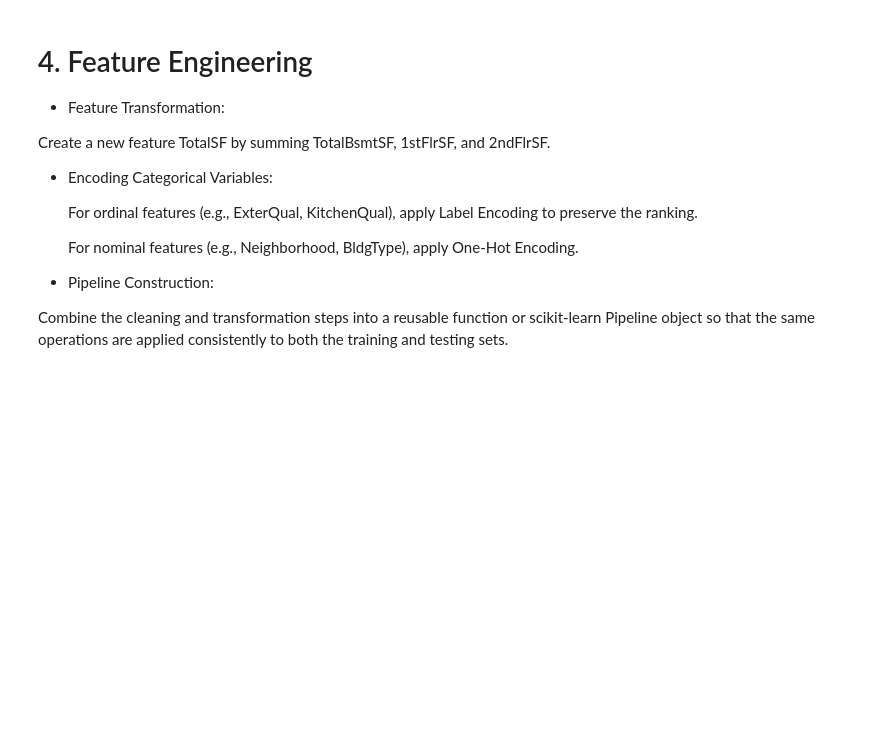
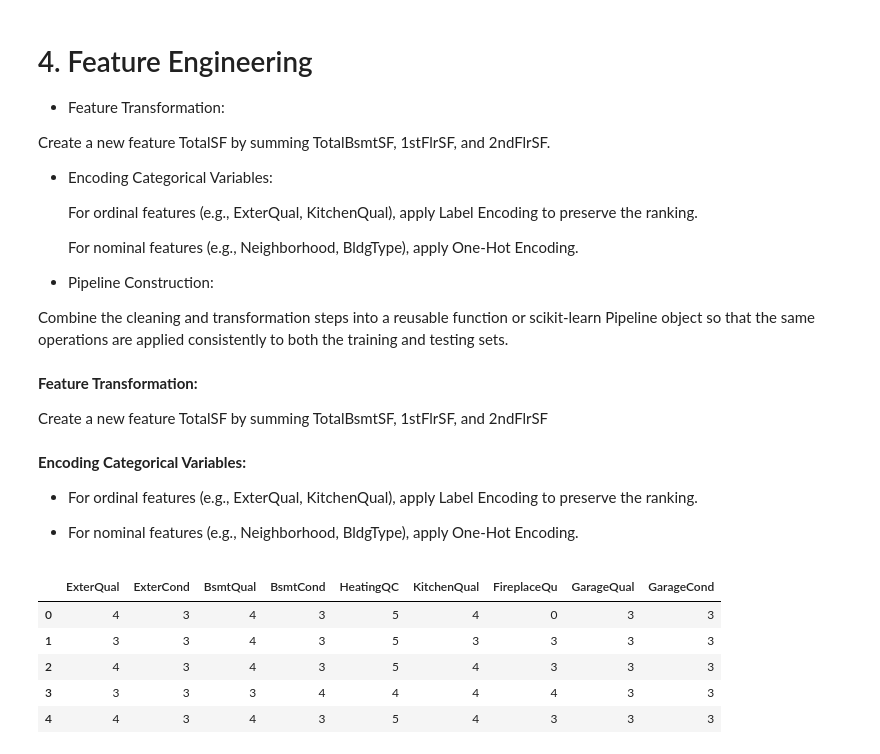
Before and after one commit to Samarbal/House-Prices---Advanced-Regression-Techniques, a Jupyter notebook: house-prediction.ipynb, the cells around one changed output. Drawn from its saved outputs; the diff is of its cells as text; code cells hidden in the pictures; blank space fills up the shorter version.

```diff
--- a/house-prediction.ipynb
+++ b/house-prediction.ipynb
@@ -403,3 +402,52 @@ Create a new feature TotalSF by summing TotalBsmtSF, 1stFlrSF, and 2ndFlrSF.
 *  Pipeline Construction:
 
   Combine the cleaning and transformation steps into a reusable function or scikit-learn Pipeline object so that the same operations are applied consistently to both the training and testing sets.
+# %% [markdown]
+**Feature Transformation:**
+
+Create a new feature TotalSF by summing TotalBsmtSF, 1stFlrSF, and 2ndFlrSF
+# %%
+# Create a total square footage feature by summing up all indoor living areas
+# This helps the model capture the overall size of the house in a single feature
+
+# initialize a total space feature in the training set
+train_data['TotalSF'] = train_data['TotalBsmtSF'] + train_data['1stFlrSF'] + train_data['2ndFlrSF']
+
+# initialize a total space feature in the test set
+test_data['TotalSF'] = test_data['TotalBsmtSF'] + test_data['1stFlrSF'] + test_data['2ndFlrSF']
+# %% [markdown]
+**Encoding Categorical Variables:**
+
+ - For ordinal features (e.g., ExterQual, KitchenQual), apply Label Encoding to preserve the ranking.
+
+ - For nominal features (e.g., Neighborhood, BldgType), apply One-Hot Encoding.
+# %%
+#  ordinal features encoding
+
+quality_map = {
+    'Ex': 5,
+    'Gd': 4,
+    'TA': 3,
+    'Fa': 2,
+    'Po': 1,
+    'None': 0
+}
+
+#  ordinal features to encode
+ordinal_cols = [
+    'ExterQual', 'ExterCond', 'BsmtQual', 'BsmtCond', 'HeatingQC', 'KitchenQual', 'FireplaceQu', 'GarageQual', 'GarageCond']
+
+# mapping
+for col in ordinal_cols:
+    train_data[col] = train_data[col].map(quality_map)
+    test_data[col] = test_data[col].map(quality_map)
+# %%
+#  check the data after encoding
+train_data[ordinal_cols].head()
+# %% [output]
+|  | ExterQual | ExterCond | BsmtQual | BsmtCond | HeatingQC | KitchenQual | FireplaceQu | GarageQual | GarageCond |
+| 0 | 4 | 3 | 4 | 3 | 5 | 4 | 0 | 3 | 3 |
+| 1 | 3 | 3 | 4 | 3 | 5 | 3 | 3 | 3 | 3 |
+| 2 | 4 | 3 | 4 | 3 | 5 | 4 | 3 | 3 | 3 |
+| 3 | 3 | 3 | 3 | 4 | 4 | 4 | 4 | 3 | 3 |
+| 4 | 4 | 3 | 4 | 3 | 5 | 4 | 3 | 3 | 3 |
```
Also changed, not shown: parts of 15 cells of this notebook.
